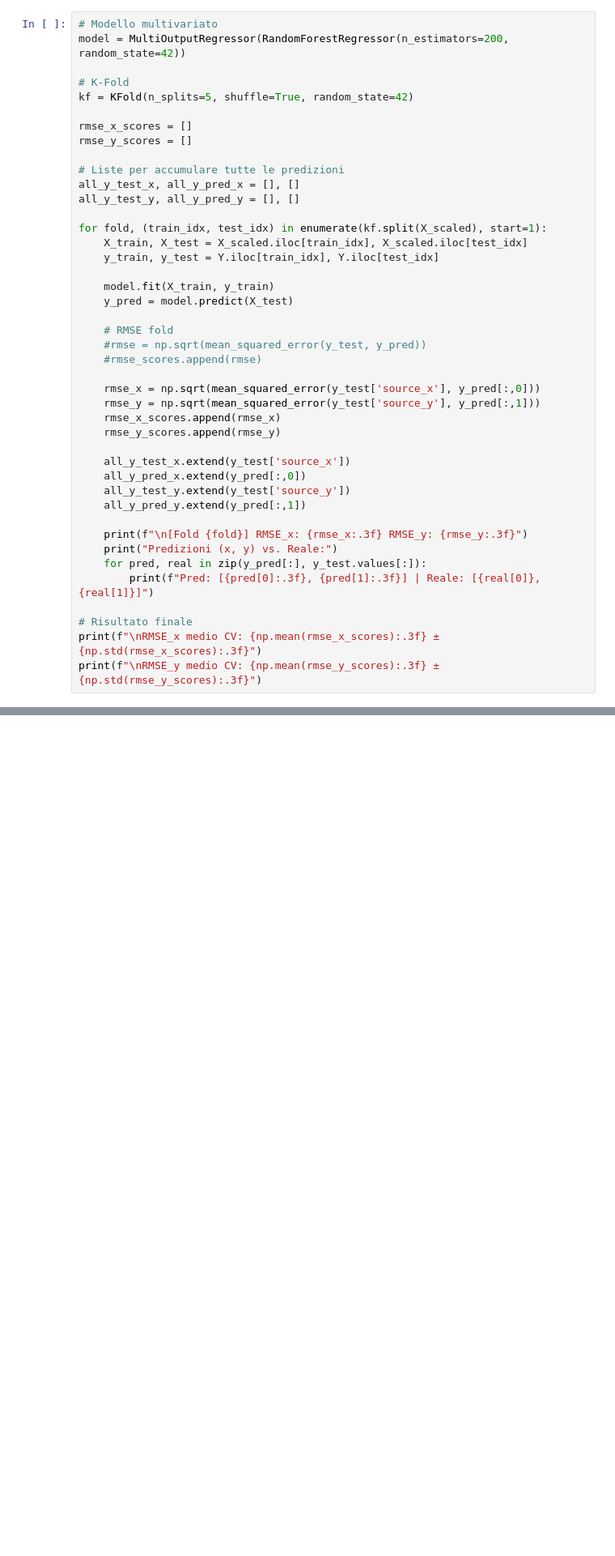
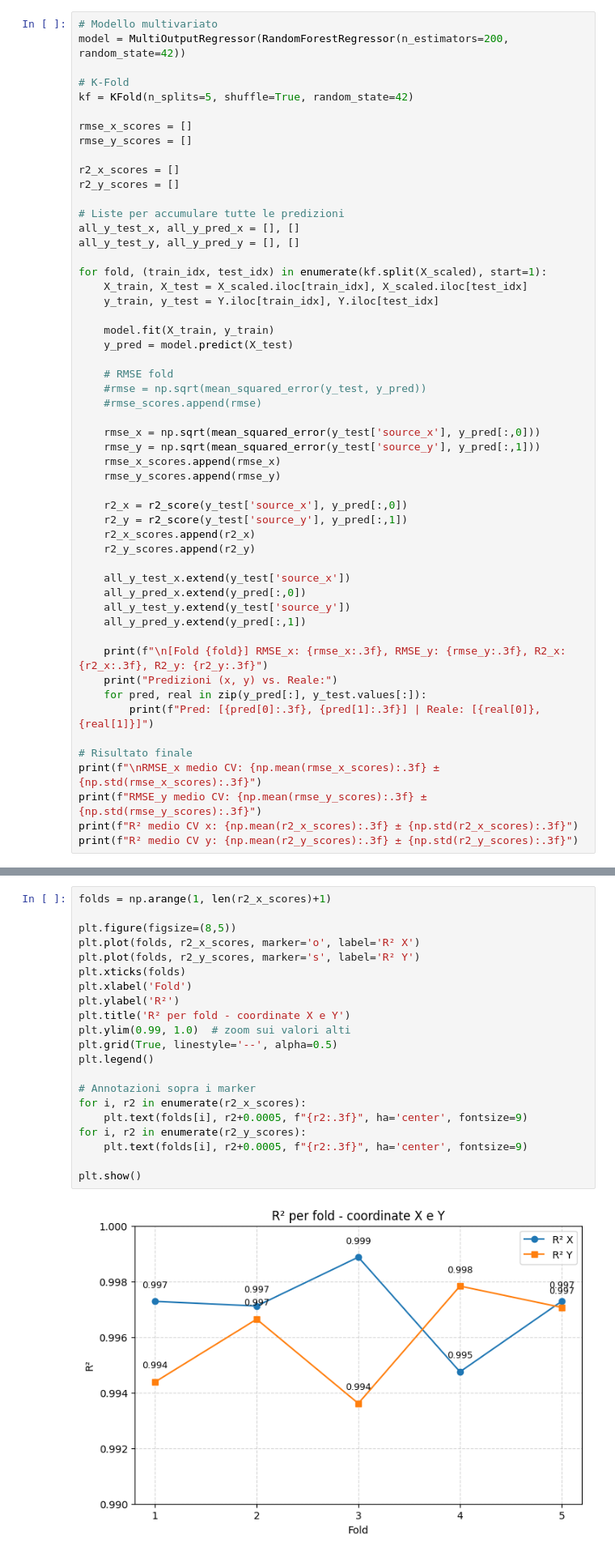
Before and after one commit to minicla03/PENTION, a Jupyter notebook: EmissionSouceLocalization/emission_source.ipynb, the cells around one changed output, grey strips where cells are left out. Shown at 81% size. Drawn from its saved outputs; the diff is of its cells as text; blank space fills up the shorter version.

```diff
--- a/EmissionSouceLocalization/emission_source.ipynb
+++ b/EmissionSouceLocalization/emission_source.ipynb
@@ -529,6 +465,9 @@ kf = KFold(n_splits=5, shuffle=True, random_state=42)
 
 rmse_x_scores = []
 rmse_y_scores = []
+
+r2_x_scores = []
+r2_y_scores = []
 
 # Liste per accumulare tutte le predizioni
 all_y_test_x, all_y_pred_x = [], []
@@ -550,17 +489,24 @@ for fold, (train_idx, test_idx) in enumerate(kf.split(X_scaled), start=1):
     rmse_x_scores.append(rmse_x)
     rmse_y_scores.append(rmse_y)
 
+    r2_x = r2_score(y_test['source_x'], y_pred[:,0])
+    r2_y = r2_score(y_test['source_y'], y_pred[:,1])
+    r2_x_scores.append(r2_x)
+    r2_y_scores.append(r2_y)
+
     all_y_test_x.extend(y_test['source_x'])
     all_y_pred_x.extend(y_pred[:,0])
     all_y_test_y.extend(y_test['source_y'])
     all_y_pred_y.extend(y_pred[:,1])
 
-    print(f"\n[Fold {fold}] RMSE_x: {rmse_x:.3f} RMSE_y: {rmse_y:.3f}")
+    print(f"\n[Fold {fold}] RMSE_x: {rmse_x:.3f}, RMSE_y: {rmse_y:.3f}, R2_x: {r2_x:.3f}, R2_y: {r2_y:.3f}")
     print("Predizioni (x, y) vs. Reale:")
     for pred, real in zip(y_pred[:], y_test.values[:]):
         print(f"Pred: [{pred[0]:.3f}, {pred[1]:.3f}] | Reale: [{real[0]}, {real[1]}]")
 
 # Risultato finale
 print(f"\nRMSE_x medio CV: {np.mean(rmse_x_scores):.3f} ± {np.std(rmse_x_scores):.3f}")
-print(f"\nRMSE_y medio CV: {np.mean(rmse_y_scores):.3f} ± {np.std(rmse_y_scores):.3f}")
+print(f"RMSE_y medio CV: {np.mean(rmse_y_scores):.3f} ± {np.std(rmse_y_scores):.3f}")
+print(f"R² medio CV x: {np.mean(r2_x_scores):.3f} ± {np.std(r2_x_scores):.3f}")
+print(f"R² medio CV y: {np.mean(r2_y_scores):.3f} ± {np.std(r2_y_scores):.3f}")
 # %% [output]
@@ -584,3 +530,26 @@ RMSE_y medio CV: 8.254 ± 2.107
+# %%
+folds = np.arange(1, len(r2_x_scores)+1)
+
+plt.figure(figsize=(8,5))
+plt.plot(folds, r2_x_scores, marker='o', label='R² X')
+plt.plot(folds, r2_y_scores, marker='s', label='R² Y')
+plt.xticks(folds)
+plt.xlabel('Fold')
+plt.ylabel('R²')
+plt.title('R² per fold - coordinate X e Y')
+plt.ylim(0.99, 1.0)  # zoom sui valori alti
+plt.grid(True, linestyle='--', alpha=0.5)
+plt.legend()
+
+# Annotazioni sopra i marker
+for i, r2 in enumerate(r2_x_scores):
+    plt.text(folds[i], r2+0.0005, f"{r2:.3f}", ha='center', fontsize=9)
+for i, r2 in enumerate(r2_y_scores):
+    plt.text(folds[i], r2+0.0005, f"{r2:.3f}", ha='center', fontsize=9)
+
+plt.show()
+# %% [output]
+[figure, added]
 # %%
 import matplotlib.pyplot as plt
 
```
Also changed, not shown: parts of 17 cells of this notebook, 9 other files.
